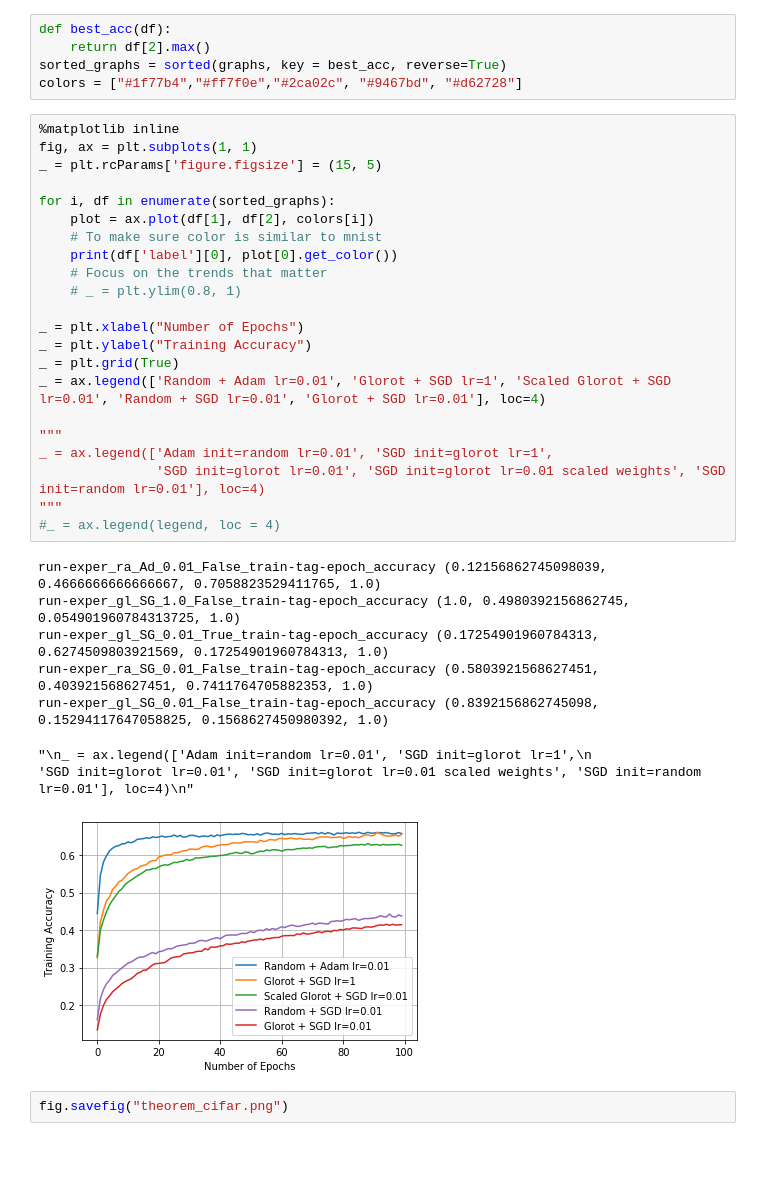
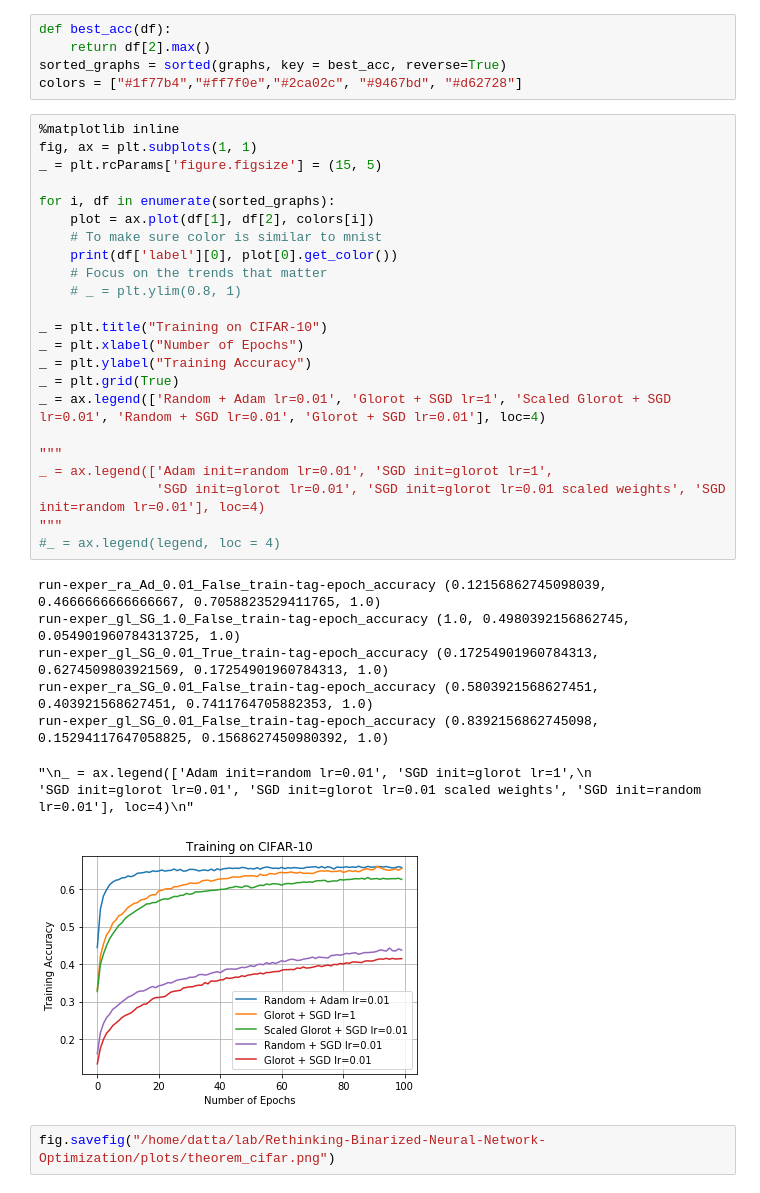
Before and after one commit to bsridatta/Rethinking-Binarized-Neural-Network-Optimization, a Jupyter notebook: notebooks/parse_theorem_logs_cifar.ipynb, the cells around one changed output. Cells and saved outputs as stored; diff of their text form; blank space fills up the shorter version.

Commit message:
new plots for theorem experiment

```diff
--- a/notebooks/parse_theorem_logs_cifar.ipynb
+++ b/notebooks/parse_theorem_logs_cifar.ipynb
@@ -27,32 +27,33 @@ colors = ["#1f77b4","#ff7f0e","#2ca02c", "#9467bd", "#d62728"]
 # %%
 %matplotlib inline
 fig, ax = plt.subplots(1, 1)
 _ = plt.rcParams['figure.figsize'] = (15, 5)
 
 for i, df in enumerate(sorted_graphs):
     plot = ax.plot(df[1], df[2], colors[i])
     # To make sure color is similar to mnist
     print(df['label'][0], plot[0].get_color())
     # Focus on the trends that matter
     # _ = plt.ylim(0.8, 1)
 
+_ = plt.title("Training on CIFAR-10")
 _ = plt.xlabel("Number of Epochs")
 _ = plt.ylabel("Training Accuracy")
 _ = plt.grid(True)
 _ = ax.legend(['Random + Adam lr=0.01', 'Glorot + SGD lr=1', 'Scaled Glorot + SGD lr=0.01', 'Random + SGD lr=0.01', 'Glorot + SGD lr=0.01'], loc=4)
 
 """
 _ = ax.legend(['Adam init=random lr=0.01', 'SGD init=glorot lr=1',
                'SGD init=glorot lr=0.01', 'SGD init=glorot lr=0.01 scaled weights', 'SGD init=random lr=0.01'], loc=4)
 """
 #_ = ax.legend(legend, loc = 4)
 # %% [output]
 run-exper_ra_Ad_0.01_False_train-tag-epoch_accuracy (0.12156862745098039, 0.4666666666666667, 0.7058823529411765, 1.0)
 run-exper_gl_SG_1.0_False_train-tag-epoch_accuracy (1.0, 0.4980392156862745, 0.054901960784313725, 1.0)
 run-exper_gl_SG_0.01_True_train-tag-epoch_accuracy (0.17254901960784313, 0.6274509803921569, 0.17254901960784313, 1.0)
 run-exper_ra_SG_0.01_False_train-tag-epoch_accuracy (0.5803921568627451, 0.403921568627451, 0.7411764705882353, 1.0)
 run-exper_gl_SG_0.01_False_train-tag-epoch_accuracy (0.8392156862745098, 0.15294117647058825, 0.1568627450980392, 1.0)
 "\n_ = ax.legend(['Adam init=random lr=0.01', 'SGD init=glorot lr=1',\n               'SGD init=glorot lr=0.01', 'SGD init=glorot lr=0.01 scaled weights', 'SGD init=random lr=0.01'], loc=4)\n"
-[figure, old version]
+[figure, new version]
 # %%
-fig.savefig("theorem_cifar.png")
+fig.savefig("/home/datta/lab/Rethinking-Binarized-Neural-Network-Optimization/plots/theorem_cifar.png")
```
Also changed, not shown: 3 other files.
